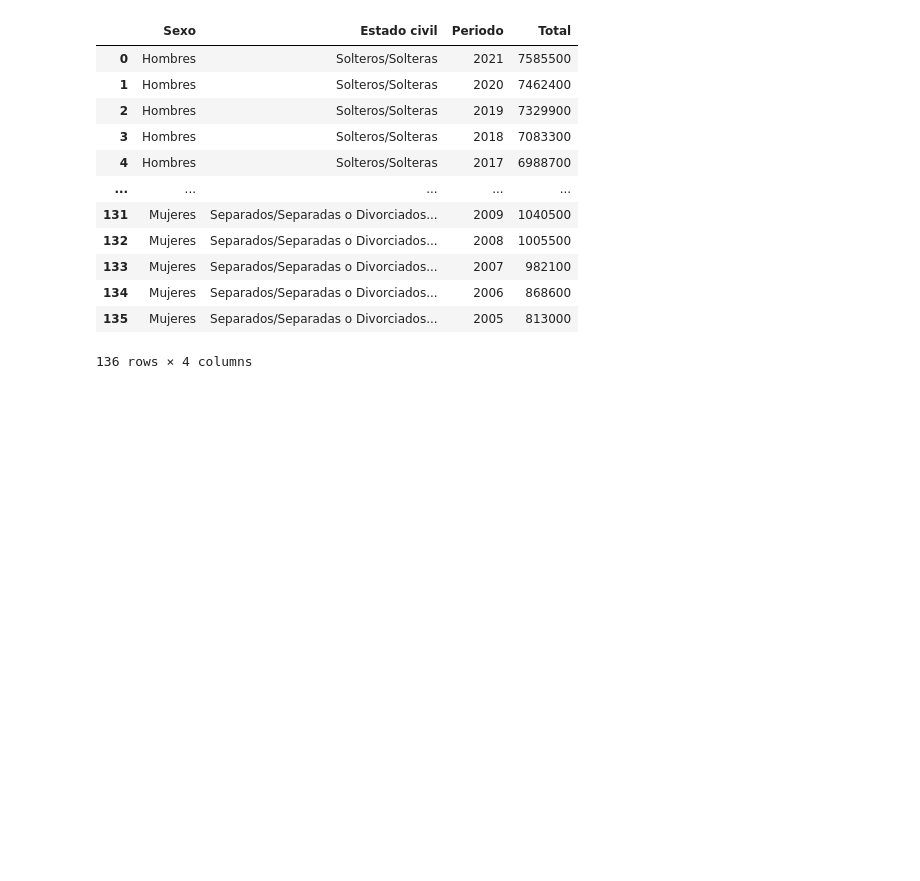
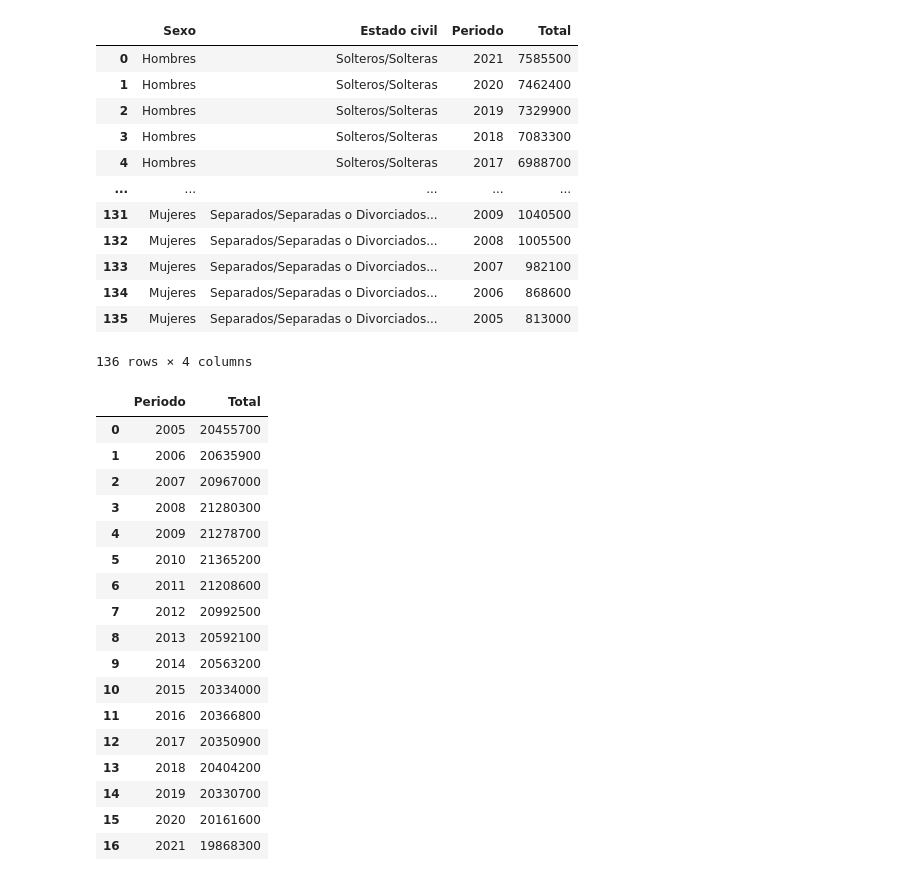
Before and after one commit to elvestevez/marriages_divorces_project_m2, a Jupyter notebook: notebooks/get_dataset.ipynb, the cells around one changed output. Saved outputs shown, nothing was run; the diff lists cells and outputs as text; code cells hidden in the pictures; blank space fills up the shorter version.

```diff
--- a/notebooks/get_dataset.ipynb
+++ b/notebooks/get_dataset.ipynb
@@ -893,0 +894,21 @@ df_pop.to_csv(path_out + 'population.csv') # dataset population
+# %%
+pd.DataFrame(df_pop.loc[df_pop['Estado civil'] == 'Casados/Casadas'].groupby(['Periodo'])['Total'].sum()).reset_index()
+# %% [output]
+|  | Periodo | Total |
+| 0 | 2005 | 20455700 |
+| 1 | 2006 | 20635900 |
+| 2 | 2007 | 20967000 |
+| 3 | 2008 | 21280300 |
+| 4 | 2009 | 21278700 |
+| 5 | 2010 | 21365200 |
+| 6 | 2011 | 21208600 |
+| 7 | 2012 | 20992500 |
+| 8 | 2013 | 20592100 |
+| 9 | 2014 | 20563200 |
+| 10 | 2015 | 20334000 |
+| 11 | 2016 | 20366800 |
+| 12 | 2017 | 20350900 |
+| 13 | 2018 | 20404200 |
+| 14 | 2019 | 20330700 |
+| 15 | 2020 | 20161600 |
+| 16 | 2021 | 19868300 |
```
Also changed, not shown: parts of 10 cells of this notebook, 14 other files.
